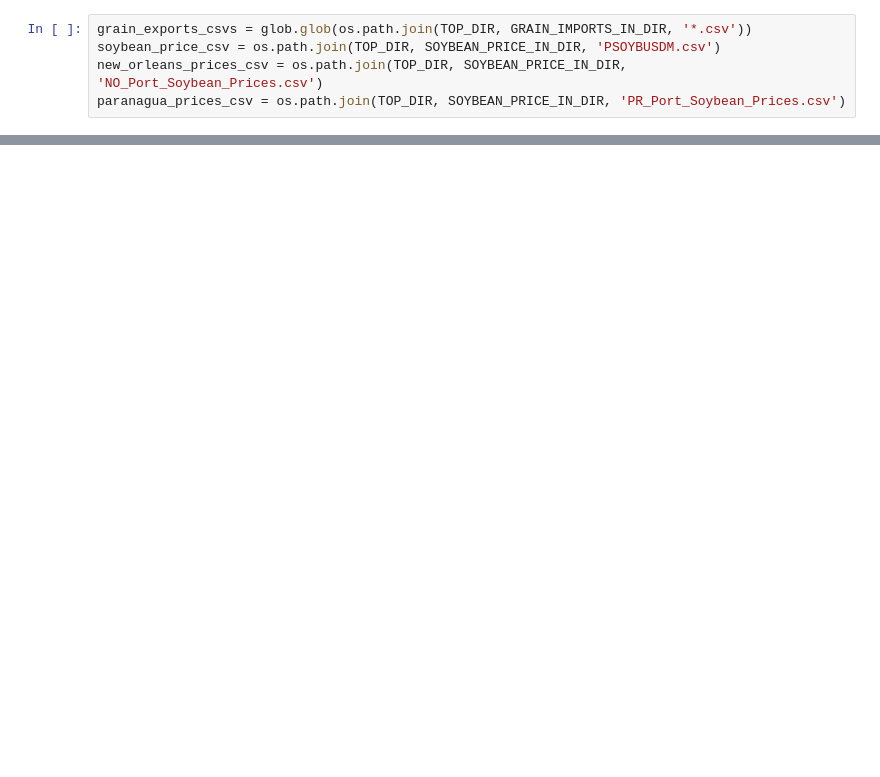
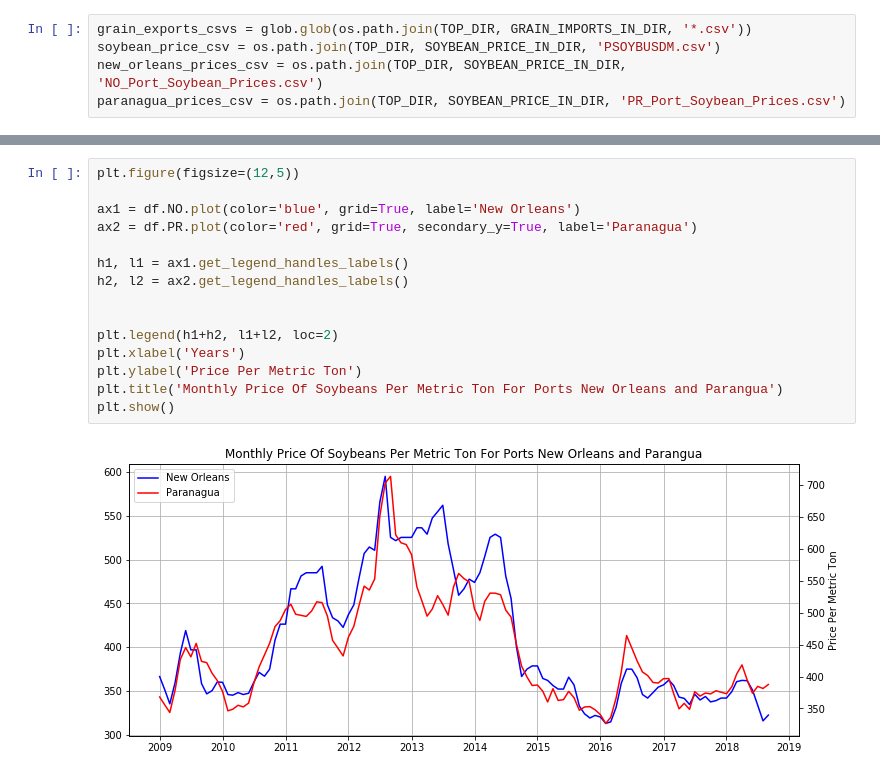
Before and after one commit to mattbichay/data_challenge, a Jupyter notebook: DataChallenge.ipynb, the cells around one changed output, grey strips where cells are left out. Saved outputs shown, nothing was run; the diff lists cells and outputs as text; blank space fills up the shorter version.

Commit message:
Added month price of soybeans per metric ton for different ports

```diff
--- a/DataChallenge.ipynb
+++ b/DataChallenge.ipynb
@@ -119,0 +113,17 @@ pr_prices_dataset['DATE'] = pr_prices_dataset['DATE'].apply(lambda x: datetime.s
+# %%
+plt.figure(figsize=(12,5))
+
+ax1 = df.NO.plot(color='blue', grid=True, label='New Orleans')
+ax2 = df.PR.plot(color='red', grid=True, secondary_y=True, label='Paranagua')
+
+h1, l1 = ax1.get_legend_handles_labels()
+h2, l2 = ax2.get_legend_handles_labels()
+
+
+plt.legend(h1+h2, l1+l2, loc=2)
+plt.xlabel('Years')
+plt.ylabel('Price Per Metric Ton')
+plt.title('Monthly Price Of Soybeans Per Metric Ton For Ports New Orleans and Parangua')
+plt.show()
+# %% [output]
+[figure, added]
```
Also changed, not shown: parts of 8 cells of this notebook.
